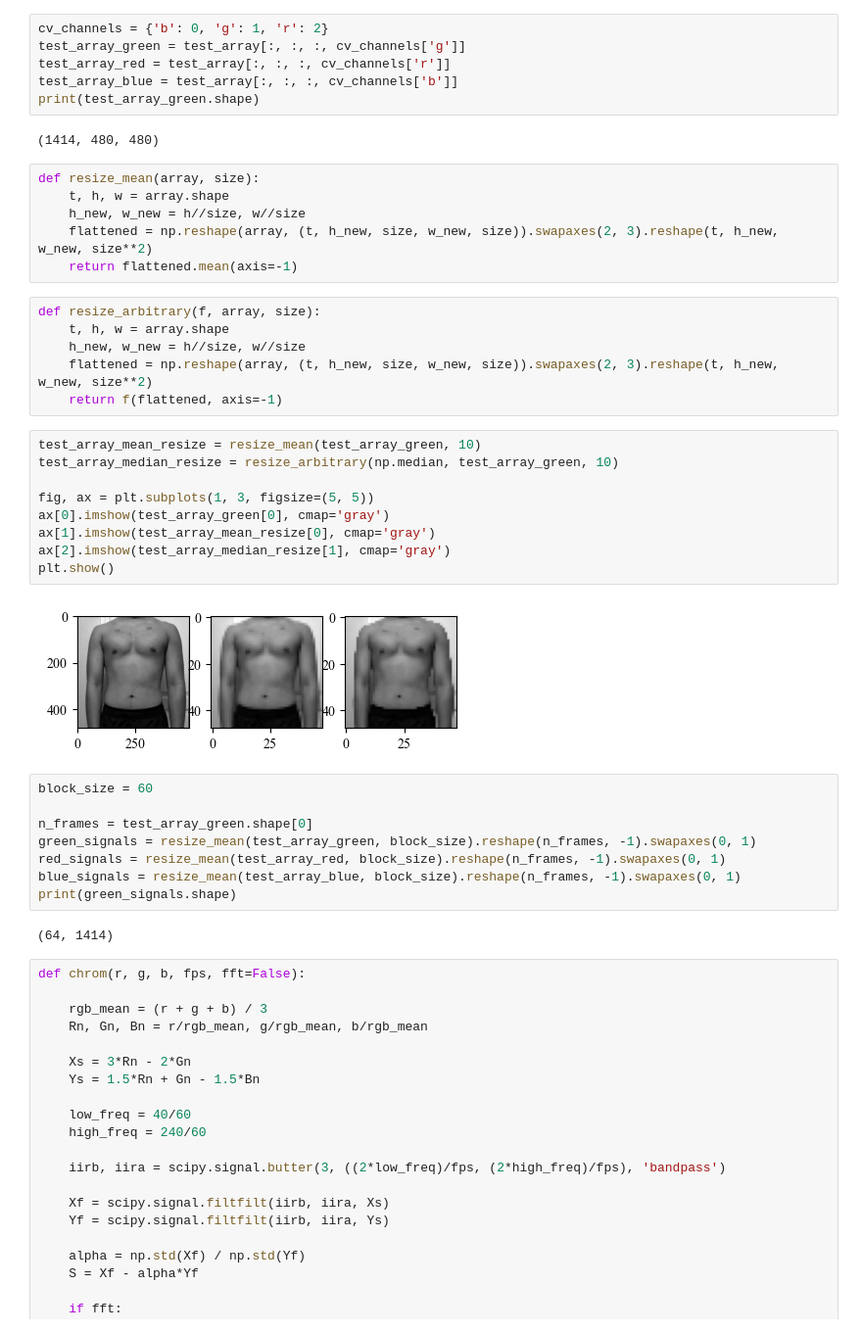
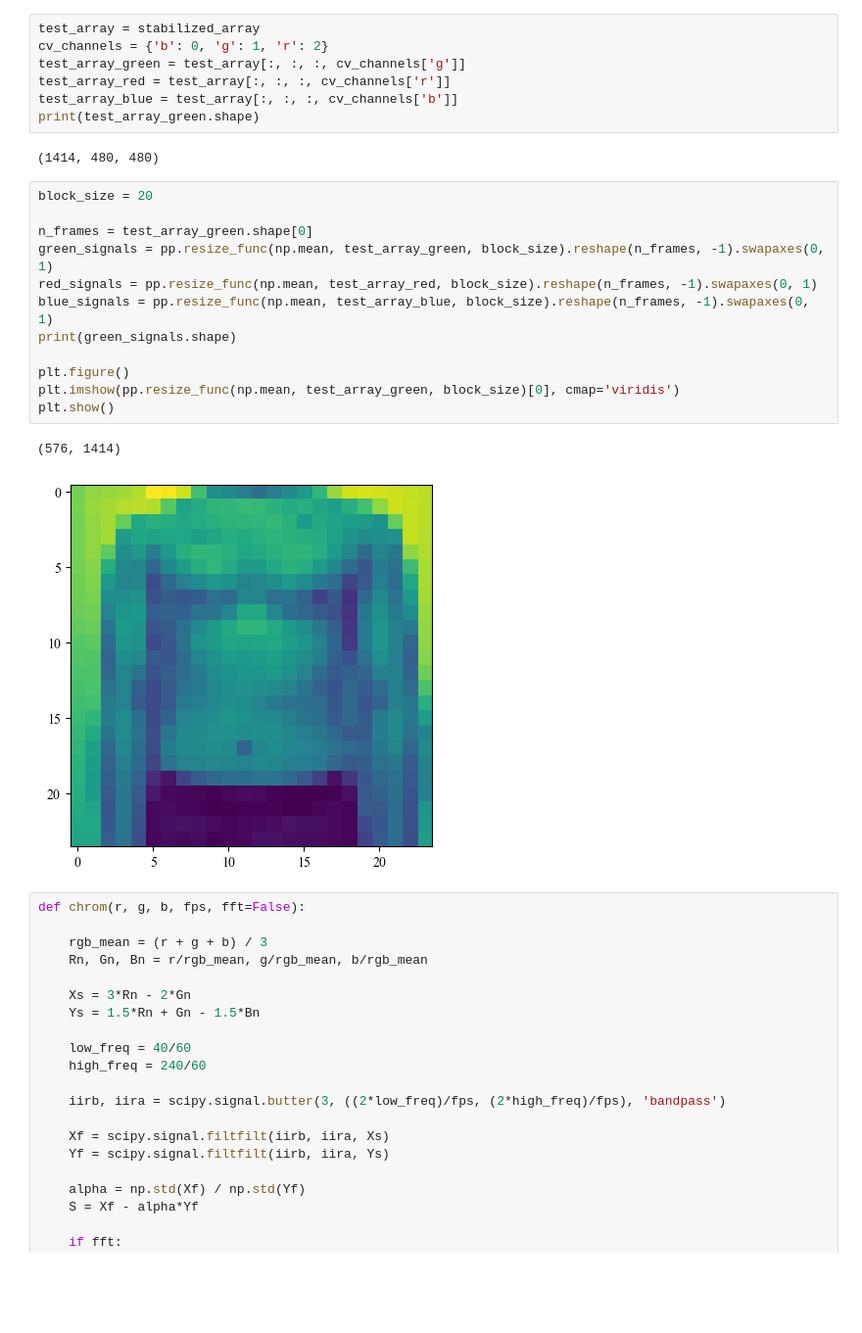
Before and after one commit to tiandahuang/chest-rppg, a Jupyter notebook: signal_analysis.ipynb, the cells around one changed output. Shown at 98% size. Cells and saved outputs as stored; diff of their text form; blank space fills up the shorter version.

```diff
--- a/signal_analysis.ipynb
+++ b/signal_analysis.ipynb
@@ -42,4 +44,5 @@ print(test_smear.shape)
 # %%
+test_array = stabilized_array
 cv_channels = {'b': 0, 'g': 1, 'r': 2}
 test_array_green = test_array[:, :, :, cv_channels['g']]
 test_array_red = test_array[:, :, :, cv_channels['r']]
@@ -47,39 +50,21 @@ test_array_blue = test_array[:, :, :, cv_channels['b']]
 print(test_array_green.shape)
 # %% [output]
 (1414, 480, 480)
-# %%
-def resize_mean(array, size):
-    t, h, w = array.shape
-    h_new, w_new = h//size, w//size
-    flattened = np.reshape(array, (t, h_new, size, w_new, size)).swapaxes(2, 3).reshape(t, h_new, w_new, size**2)
-    return flattened.mean(axis=-1)
-# %%
-def resize_arbitrary(f, array, size):
-    t, h, w = array.shape
-    h_new, w_new = h//size, w//size
-    flattened = np.reshape(array, (t, h_new, size, w_new, size)).swapaxes(2, 3).reshape(t, h_new, w_new, size**2)
-    return f(flattened, axis=-1)
-# %%
-test_array_mean_resize = resize_mean(test_array_green, 10)
-test_array_median_resize = resize_arbitrary(np.median, test_array_green, 10)
-
-fig, ax = plt.subplots(1, 3, figsize=(5, 5))
-ax[0].imshow(test_array_green[0], cmap='gray')
-ax[1].imshow(test_array_mean_resize[0], cmap='gray')
-ax[2].imshow(test_array_median_resize[1], cmap='gray')
-plt.show()
-# %% [output]
-[figure, removed]
 # %%
-block_size = 60
+block_size = 20
 
 n_frames = test_array_green.shape[0]
-green_signals = resize_mean(test_array_green, block_size).reshape(n_frames, -1).swapaxes(0, 1)
-red_signals = resize_mean(test_array_red, block_size).reshape(n_frames, -1).swapaxes(0, 1)
-blue_signals = resize_mean(test_array_blue, block_size).reshape(n_frames, -1).swapaxes(0, 1)
+green_signals = pp.resize_func(np.mean, test_array_green, block_size).reshape(n_frames, -1).swapaxes(0, 1)
+red_signals = pp.resize_func(np.mean, test_array_red, block_size).reshape(n_frames, -1).swapaxes(0, 1)
+blue_signals = pp.resize_func(np.mean, test_array_blue, block_size).reshape(n_frames, -1).swapaxes(0, 1)
 print(green_signals.shape)
+
+plt.figure()
+plt.imshow(pp.resize_func(np.mean, test_array_green, block_size)[0], cmap='viridis')
+plt.show()
 # %% [output]
-(64, 1414)
+(576, 1414)
+[figure, added]
 # %%
 def chrom(r, g, b, fps, fft=False):
 
```
Also changed, not shown: parts of 17 cells of this notebook, 1 other file.
